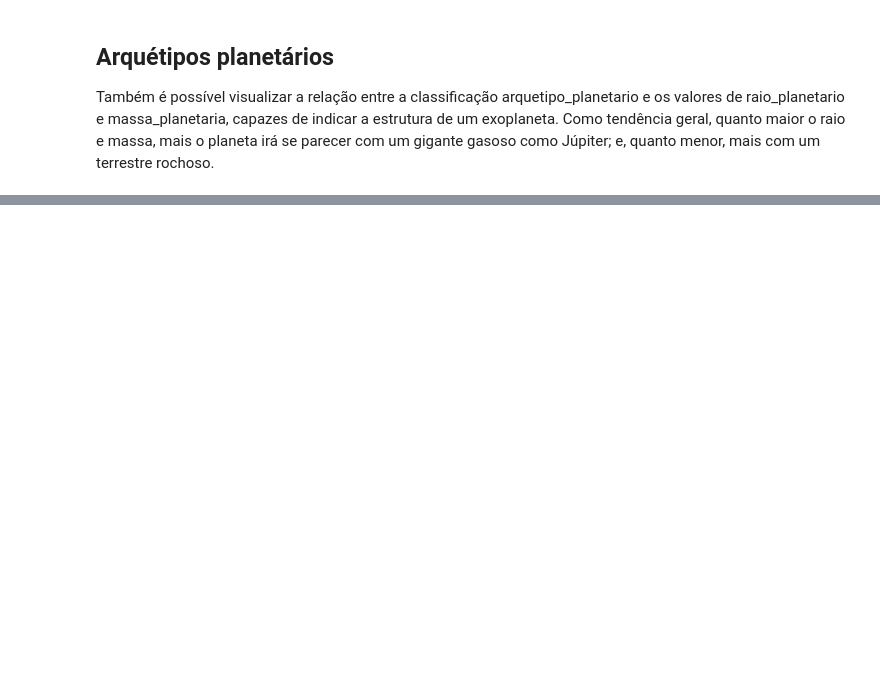
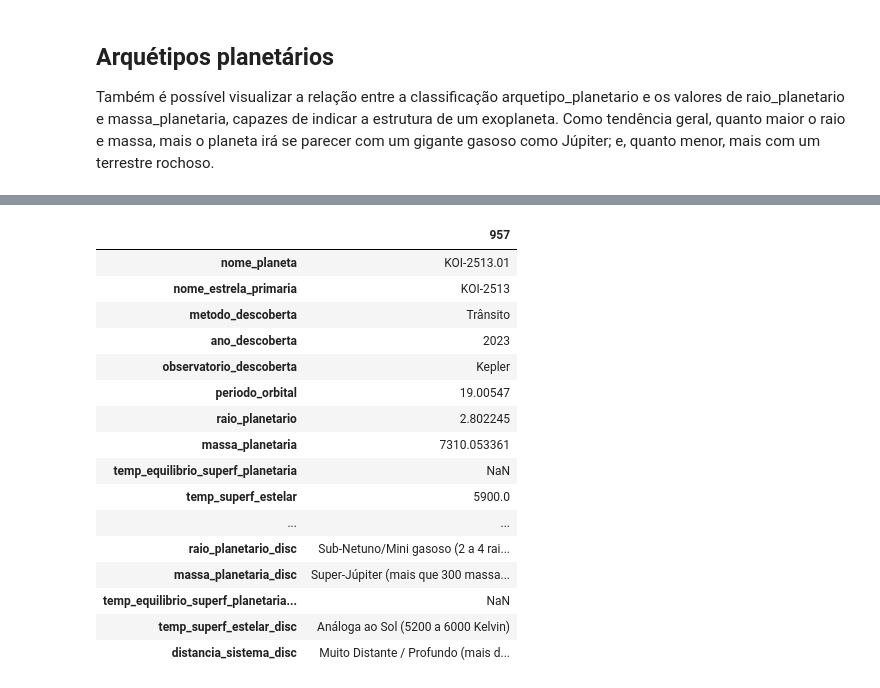
Before and after one commit to zenitheesc/minicurso-analise-exploratoria, a Jupyter notebook: prototipoMinicurso.ipynb, the cells around one changed output, grey strips where cells are left out. Cells and saved outputs as stored; diff of their text form; code cells hidden in the pictures; blank space fills up the shorter version.

```diff
--- a/prototipoMinicurso.ipynb
+++ b/prototipoMinicurso.ipynb
@@ -336,2 +273,0 @@ plt.show()
-# %% [markdown]
-##
@@ -337,0 +442,21 @@ plt.show()
+# %%
+planeta_outlier = df[df['nome_planeta'] == 'KOI-2513.01']
+planeta_outlier.T
+# %% [output]
+|  | 957 |
+| nome_planeta | KOI-2513.01 |
+| nome_estrela_primaria | KOI-2513 |
+| metodo_descoberta | Trânsito |
+| ano_descoberta | 2023 |
+| observatorio_descoberta | Kepler |
+| periodo_orbital | 19.00547 |
+| raio_planetario | 2.802245 |
+| massa_planetaria | 7310.053361 |
+| temp_equilibrio_superf_planetaria | NaN |
+| temp_superf_estelar | 5900.0 |
+| ... | ... |
+| raio_planetario_disc | Sub-Netuno/Mini gasoso (2 a 4 rai... |
+| massa_planetaria_disc | Super-Júpiter (mais que 300 massa... |
+| temp_equilibrio_superf_planetaria... | NaN |
+| temp_superf_estelar_disc | Análoga ao Sol (5200 a 6000 Kelvin) |
+| distancia_sistema_disc | Muito Distante / Profundo (mais d... |
```
Also changed, not shown: parts of 22 cells of this notebook.
